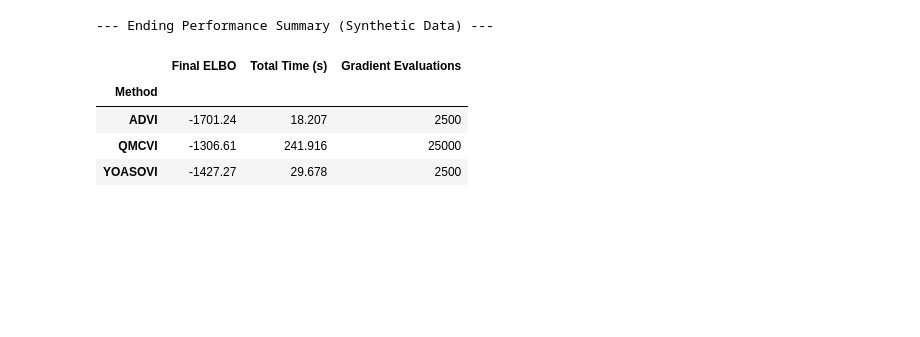
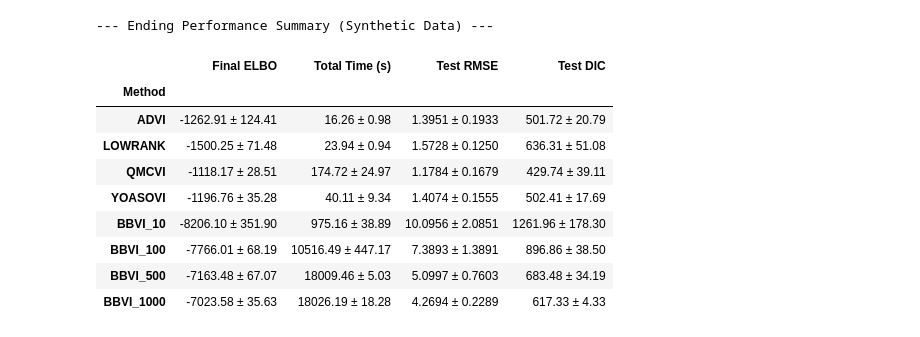
Before and after one commit to dominicdayta/py-yoasovi, a Jupyter notebook: notebooks/neural3.ipynb, the cells around one changed output. Saved outputs shown, nothing was run; the diff lists cells and outputs as text; code cells hidden in the pictures; blank space fills up the shorter version.

```diff
--- a/notebooks/neural3.ipynb
+++ b/notebooks/neural3.ipynb
@@ -21,7 +21,7 @@ plt.rcParams.update({
 RESULTS_DIR = os.path.join('..', 'results', 'neural3')
 DATASET_NAME = 'synthetic' # Change this when running on UCI datasets
 # %%
-methods = ['advi', 'qmcvi', 'yoasovi']
+methods = ['advi', 'lowrank', 'qmcvi', 'yoasovi', 'bbvi_10', 'bbvi_100', 'bbvi_500', 'bbvi_1000']
 results_data = {}
 
 for method in methods:
@@ -39,35 +44,45 @@ Successfully loaded YOASOVI data.
 # %%
+import numpy as np
+
 summary_records = []
 
 for method, data in results_data.items():
-    # Get the final recorded values
-    final_elbo = data['elbo'][-1]
-    total_time = data['time'][-1]
-    total_evals = data['evals'][-1]
+    # Extract the aggregate metrics across all trials
+    metrics = data['summary_metrics']
+
+    # Calculate means and standard deviations
+    elbo_m, elbo_s = np.mean(metrics['elbo']), np.std(metrics['elbo'])
+    time_m, time_s = np.mean(metrics['time']), np.std(metrics['time'])
+    rmse_m, rmse_s = np.mean(metrics['rmse']), np.std(metrics['rmse'])
+    dic_m, dic_s = np.mean(metrics['dic']), np.std(metrics['dic'])
 
     summary_records.append({
         'Method': method,
-        'Final ELBO': final_elbo,
-        'Total Time (s)': total_time,
-        'Gradient Evaluations': total_evals
+        'Final ELBO': f"{elbo_m:.2f} ± {elbo_s:.2f}",
+        'Total Time (s)': f"{time_m:.2f} ± {time_s:.2f}",
+        'Test RMSE': f"{rmse_m:.4f} ± {rmse_s:.4f}",
+        'Test DIC': f"{dic_m:.2f} ± {dic_s:.2f}"
     })
 
 summary_df = pd.DataFrame(summary_records).set_index('Method')
-summary_df['Final ELBO'] = summary_df['Final ELBO'].round(2)
-summary_df['Total Time (s)'] = summary_df['Total Time (s)'].round(3)
 
 print(f"--- Ending Performance Summary ({DATASET_NAME.capitalize()} Data) ---")
 display(summary_df)
 
 # Optional: Export to LaTeX format for your paper
 # print(summary_df.to_latex())
 # %% [output]
 --- Ending Performance Summary (Synthetic Data) ---
-|  | Final ELBO | Total Time (s) | Gradient Evaluations |
-| Method |  |  |  |
-| ADVI | -1701.24 | 18.207 | 2500 |
-| QMCVI | -1306.61 | 241.916 | 25000 |
-| YOASOVI | -1427.27 | 29.678 | 2500 |
+|  | Final ELBO | Total Time (s) | Test RMSE | Test DIC |
+| Method |  |  |  |  |
+| ADVI | -1262.91 ± 124.41 | 16.26 ± 0.98 | 1.3951 ± 0.1933 | 501.72 ± 20.79 |
+| LOWRANK | -1500.25 ± 71.48 | 23.94 ± 0.94 | 1.5728 ± 0.1250 | 636.31 ± 51.08 |
+| QMCVI | -1118.17 ± 28.51 | 174.72 ± 24.97 | 1.1784 ± 0.1679 | 429.74 ± 39.11 |
+| YOASOVI | -1196.76 ± 35.28 | 40.11 ± 9.34 | 1.4074 ± 0.1555 | 502.41 ± 17.69 |
+| BBVI_10 | -8206.10 ± 351.90 | 975.16 ± 38.89 | 10.0956 ± 2.0851 | 1261.96 ± 178.30 |
+| BBVI_100 | -7766.01 ± 68.19 | 10516.49 ± 447.17 | 7.3893 ± 1.3891 | 896.86 ± 38.50 |
+| BBVI_500 | -7163.48 ± 67.07 | 18009.46 ± 5.03 | 5.0997 ± 0.7603 | 683.48 ± 34.19 |
+| BBVI_1000 | -7023.58 ± 35.63 | 18026.19 ± 18.28 | 4.2694 ± 0.2289 | 617.33 ± 4.33 |
 # %%
 fig, ax = plt.subplots()
 
```
Also changed, not shown: parts of 4 cells of this notebook.
